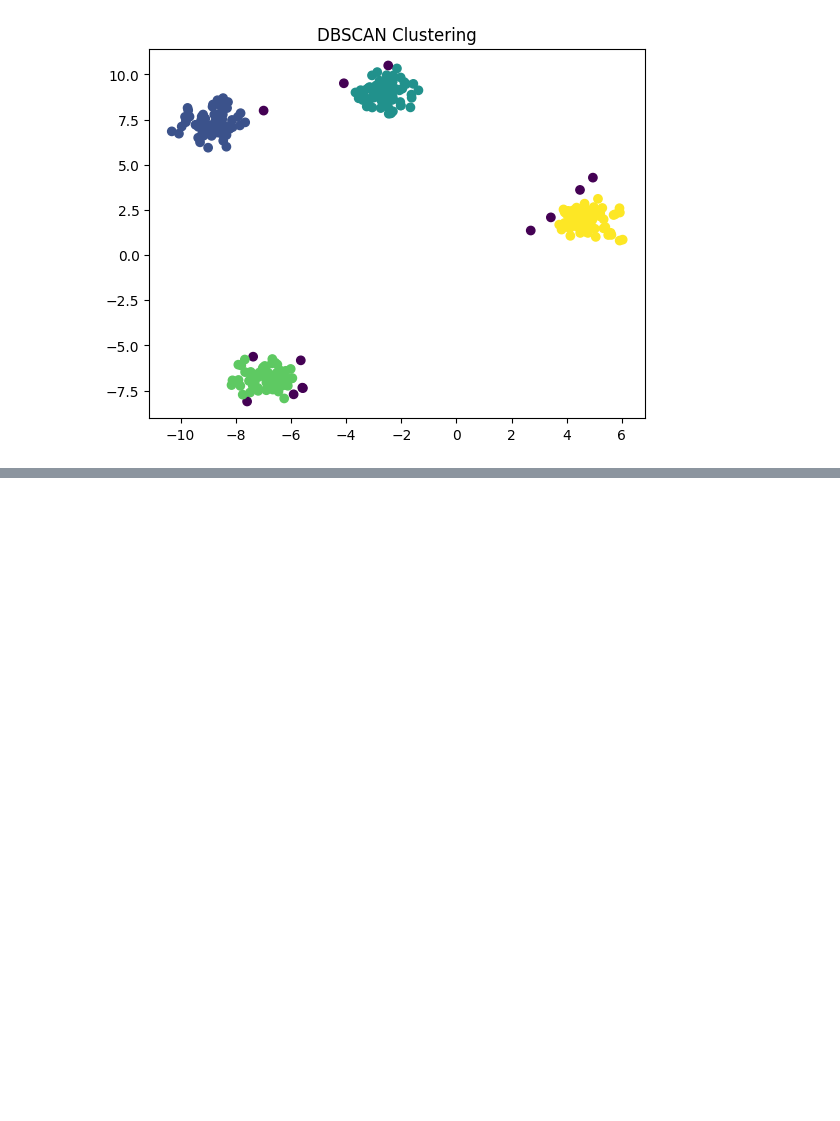
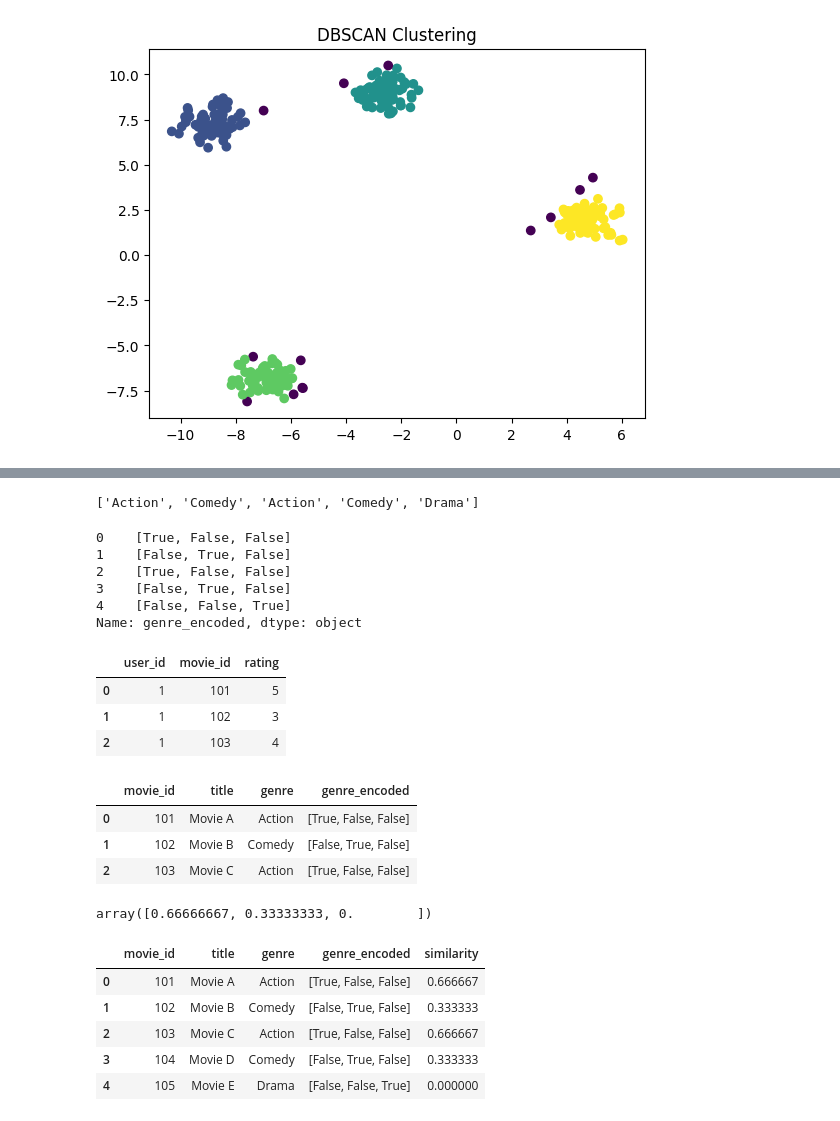
Before and after one commit to heeyoung-Python-practice/machine_learnning, a Jupyter notebook: exercise.ipynb, the cells around one changed output, grey strips where cells are left out. Drawn from its saved outputs; the diff is of its cells as text; code cells hidden in the pictures; blank space fills up the shorter version.

```diff
--- a/exercise.ipynb
+++ b/exercise.ipynb
@@ -952,0 +1028,48 @@ plt.show()
+# %%
+movie_df['genre'].values.tolist()
+# %% [output]
+['Action', 'Comedy', 'Action', 'Comedy', 'Drama']
+# %%
+movie_df['genre_encoded'] = pd.get_dummies(movie_df['genre']).values.tolist()
+movie_df['genre_encoded']
+# %% [output]
+0    [True, False, False]
+1    [False, True, False]
+2    [True, False, False]
+3    [False, True, False]
+4    [False, False, True]
+Name: genre_encoded, dtype: object
+# %%
+target_user_ratings = user_ratings_df[user_ratings_df['user_id'] == 1]
+target_user_ratings
+# %% [output]
+|  | user_id | movie_id | rating |
+| 0 | 1 | 101 | 5 |
+| 1 | 1 | 102 | 3 |
+| 2 | 1 | 103 | 4 |
+# %%
+rated_movies = movie_df[movie_df['movie_id'].isin(target_user_ratings['movie_id'])]
+rated_movies
+# %% [output]
+|  | movie_id | title | genre | genre_encoded |
+| 0 | 101 | Movie A | Action | [True, False, False] |
+| 1 | 102 | Movie B | Comedy | [False, True, False] |
+| 2 | 103 | Movie C | Action | [True, False, False] |
+# %%
+np.mean(np.array(rated_movies['genre_encoded'].tolist()), axis=0)
+# %% [output]
+array([0.66666667, 0.33333333, 0.        ])
+# %%
+# key2) 사용자가 좋아한 영화들의 장르이 벡터 평균 => 사용자가 Action을 좋아하는지?  Comedy를 좋아하는지?
+user_genre_profile = np.mean(np.array(rated_movies['genre_encoded'].tolist()), axis=0)
+# %%
+# 나머지 영화와의 유사도 계산 => User 프로필과 영화 장르 벡터의 각도(내적, 유사도)를 계산
+movie_df['similarity'] = movie_df['genre_encoded'].apply(lambda x: np.dot(user_genre_profile, x))
+movie_df
+# %% [output]
+|  | movie_id | title | genre | genre_encoded | similarity |
+| 0 | 101 | Movie A | Action | [True, False, False] | 0.666667 |
+| 1 | 102 | Movie B | Comedy | [False, True, False] | 0.333333 |
+| 2 | 103 | Movie C | Action | [True, False, False] | 0.666667 |
+| 3 | 104 | Movie D | Comedy | [False, True, False] | 0.333333 |
+| 4 | 105 | Movie E | Drama | [False, False, True] | 0.000000 |
```
Also changed, not shown: parts of 19 cells of this notebook, 12 other files.
